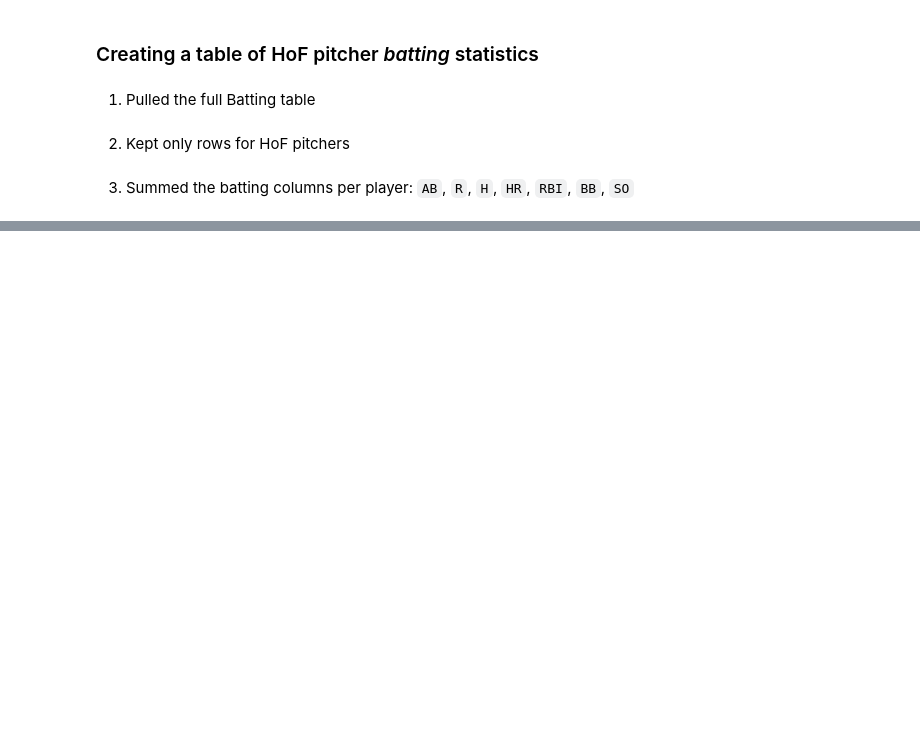
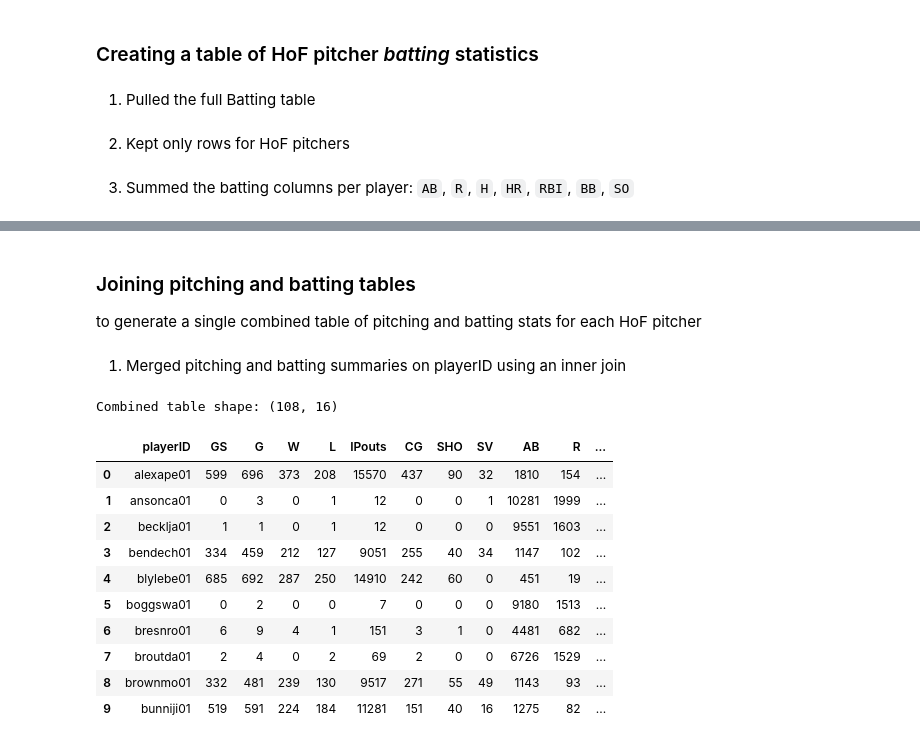
Before and after one commit to chhammet/ST554_HW6, a Jupyter notebook: cole_hammett_hw_6.ipynb, the cells around one changed output, grey strips where cells are left out. Saved outputs shown, nothing was run; the diff lists cells and outputs as text; code cells hidden in the pictures; blank space fills up the shorter version.

```diff
--- a/cole_hammett_hw_6.ipynb
+++ b/cole_hammett_hw_6.ipynb
@@ -88,8 +100,22 @@ pitching_stats.head(10)
 ### Creating a table of HoF pitcher *batting* statistics
 # %% [markdown]
 1) Pulled the full Batting table
+# %%
+batting_df = pd.read_sql("SELECT * FROM Batting;", con)
 # %% [markdown]
 2) Kept only rows for HoF pitchers
+# %%
+hof_batting_raw = batting_df[batting_df['playerID'].isin(pitching_stats['playerID'])]
 # %% [markdown]
 
 3) Summed the batting columns per player: `AB`, `R`, `H`, `HR`, `RBI`, `BB`, `SO`
+# %%
+batting_stats = (
+    hof_batting_raw
+    .groupby('playerID')[['AB', 'R', 'H', 'HR', 'RBI', 'BB', 'SO']]
+    .sum()
+    .reset_index()
+)
+
+print(f'Hall of Fame pitchers with batting records: {len(batting_stats)}')
+batting_stats.head(10)
@@ -95,0 +135,28 @@ pitching_stats.head(10)
+# %% [markdown]
+### Joining pitching and batting tables
+to generate a single combined table of pitching and batting stats for each HoF pitcher
+# %% [markdown]
+1) Merged pitching and batting summaries on playerID using an inner join
+# %%
+combined_df = pd.merge(
+    pitching_stats,
+    batting_stats,
+    on='playerID',
+    how='inner'
+)
+
+print(f'Combined table shape: {combined_df.shape}')
+combined_df.head(10)
+# %% [output]
+Combined table shape: (108, 16)
+|  | playerID | GS | G | W | L | IPouts | CG | SHO | SV | AB | R | ... |
+| 0 | alexape01 | 599 | 696 | 373 | 208 | 15570 | 437 | 90 | 32 | 1810 | 154 | ... |
+| 1 | ansonca01 | 0 | 3 | 0 | 1 | 12 | 0 | 0 | 1 | 10281 | 1999 | ... |
+| 2 | becklja01 | 1 | 1 | 0 | 1 | 12 | 0 | 0 | 0 | 9551 | 1603 | ... |
+| 3 | bendech01 | 334 | 459 | 212 | 127 | 9051 | 255 | 40 | 34 | 1147 | 102 | ... |
+| 4 | blylebe01 | 685 | 692 | 287 | 250 | 14910 | 242 | 60 | 0 | 451 | 19 | ... |
+| 5 | boggswa01 | 0 | 2 | 0 | 0 | 7 | 0 | 0 | 0 | 9180 | 1513 | ... |
+| 6 | bresnro01 | 6 | 9 | 4 | 1 | 151 | 3 | 1 | 0 | 4481 | 682 | ... |
+| 7 | broutda01 | 2 | 4 | 0 | 2 | 69 | 2 | 0 | 0 | 6726 | 1529 | ... |
+| 8 | brownmo01 | 332 | 481 | 239 | 130 | 9517 | 271 | 55 | 49 | 1143 | 93 | ... |
+| 9 | bunniji01 | 519 | 591 | 224 | 184 | 11281 | 151 | 40 | 16 | 1275 | 82 | ... |
```
Also changed, not shown: parts of 5 cells of this notebook.
